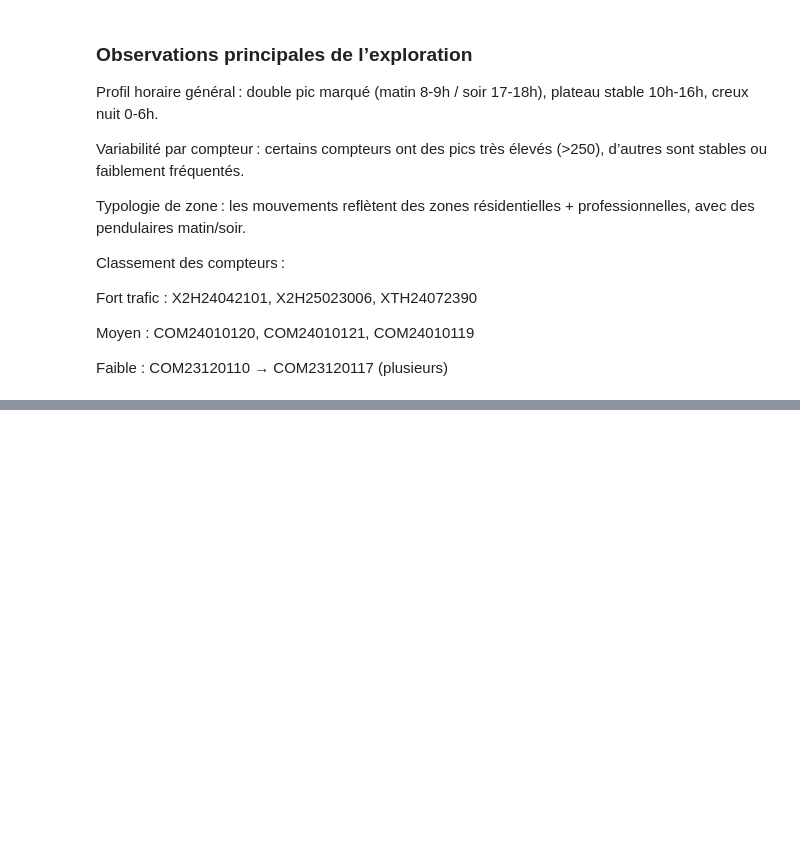
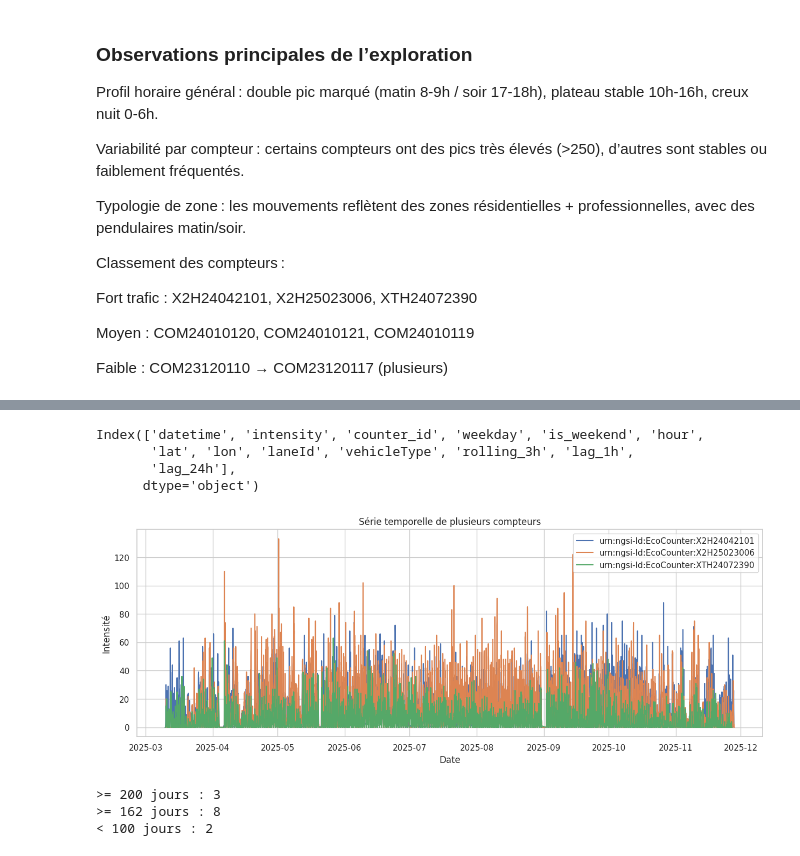
Before and after one commit to nabil-ghazali/velomag_montpellier, a Jupyter notebook: notebooks/velo.ipynb, the cells around one changed output, grey strips where cells are left out. Saved outputs shown, nothing was run; the diff lists cells and outputs as text; code cells hidden in the pictures; blank space fills up the shorter version.

```diff
--- a/notebooks/velo.ipynb
+++ b/notebooks/velo.ipynb
@@ -306,0 +523,21 @@ Faible : COM23120110 → COM23120117 (plusieurs)
+# %%
+df_162 = df_162.rename(columns={
+    "lat_y": "lat",
+    "lon_y": "lon",
+    "laneId_y": "laneId",
+    "vehicleType_y": "vehicleType"
+})
+# %%
+df_162 = df_162.drop(columns=[
+    "lat_x",
+    "lon_x",
+    "laneId_x",
+    "vehicleType_x"
+])
+# %%
+print(df_162.columns)
+# %% [output]
+Index(['datetime', 'intensity', 'counter_id', 'weekday', 'is_weekend', 'hour',
+       'lat', 'lon', 'laneId', 'vehicleType', 'rolling_3h', 'lag_1h',
+       'lag_24h'],
+      dtype='object')
@@ -306,0 +546,22 @@ Faible : COM23120110 → COM23120117 (plusieurs)
+# %%
+import matplotlib.pyplot as plt
+
+compteurs = [
+    "urn:ngsi-ld:EcoCounter:X2H24042101",
+    "urn:ngsi-ld:EcoCounter:X2H25023006",
+    "urn:ngsi-ld:EcoCounter:XTH24072390"
+]
+
+plt.figure(figsize=(15,5))
+
+for compteur in compteurs:
+    df_plot = df_162[df_162["counter_id"] == compteur]
+    plt.plot(df_plot["datetime"], df_plot["intensity"], label=compteur)
+
+plt.xlabel("Date")
+plt.ylabel("Intensité")
+plt.title("Série temporelle de plusieurs compteurs")
+plt.legend()
+plt.show()
+# %% [output]
+[figure, added]
@@ -306,0 +573,8 @@ Faible : COM23120110 → COM23120117 (plusieurs)
+# %%
+print(">= 200 jours :", len(counters_200))
+print(">= 162 jours :", len(counters_162))
+print("< 100 jours :", len(counters_100))
+# %% [output]
+>= 200 jours : 3
+>= 162 jours : 8
+< 100 jours : 2
```
Also changed, not shown: parts of 35 cells of this notebook, 1 other file.
